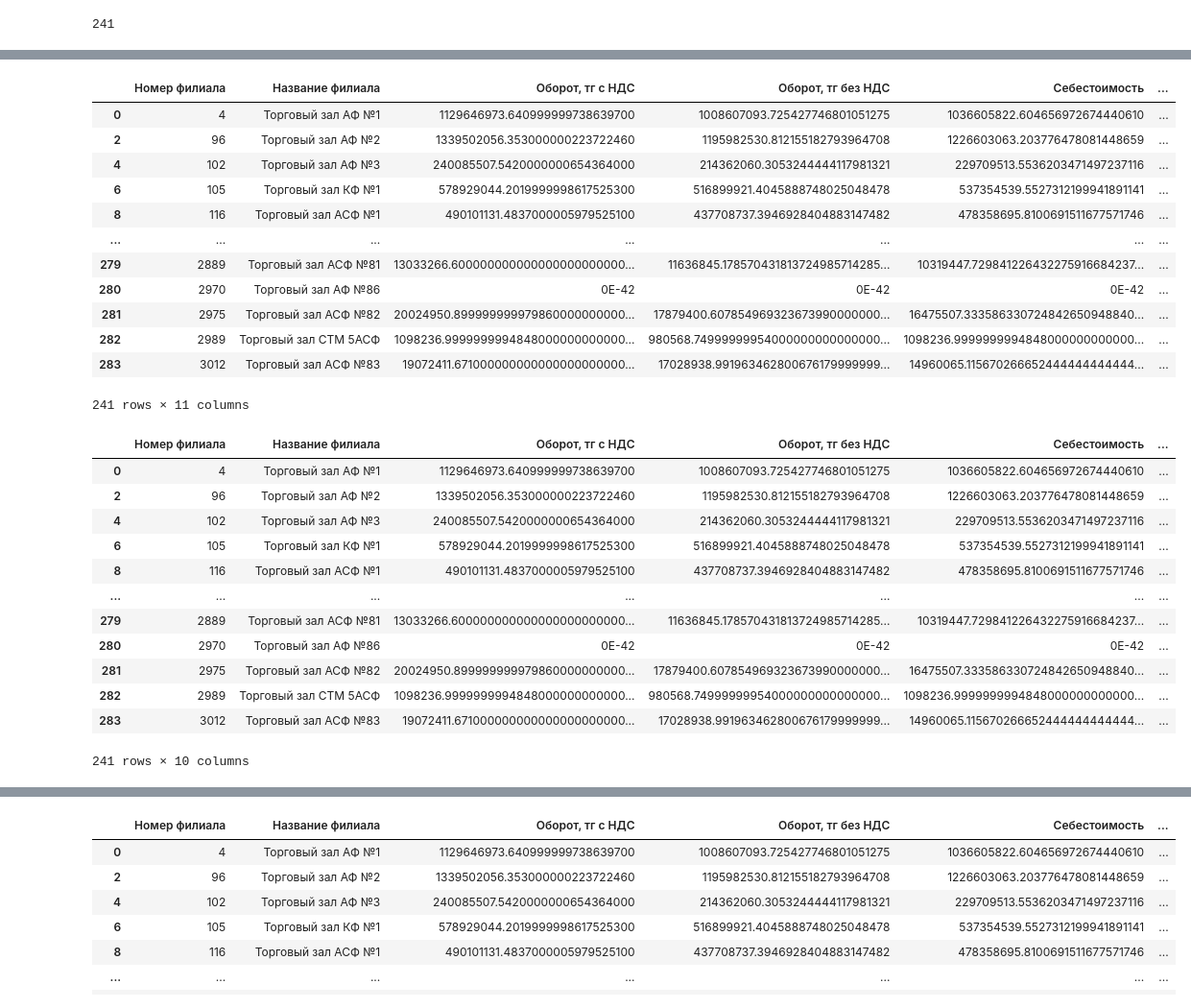
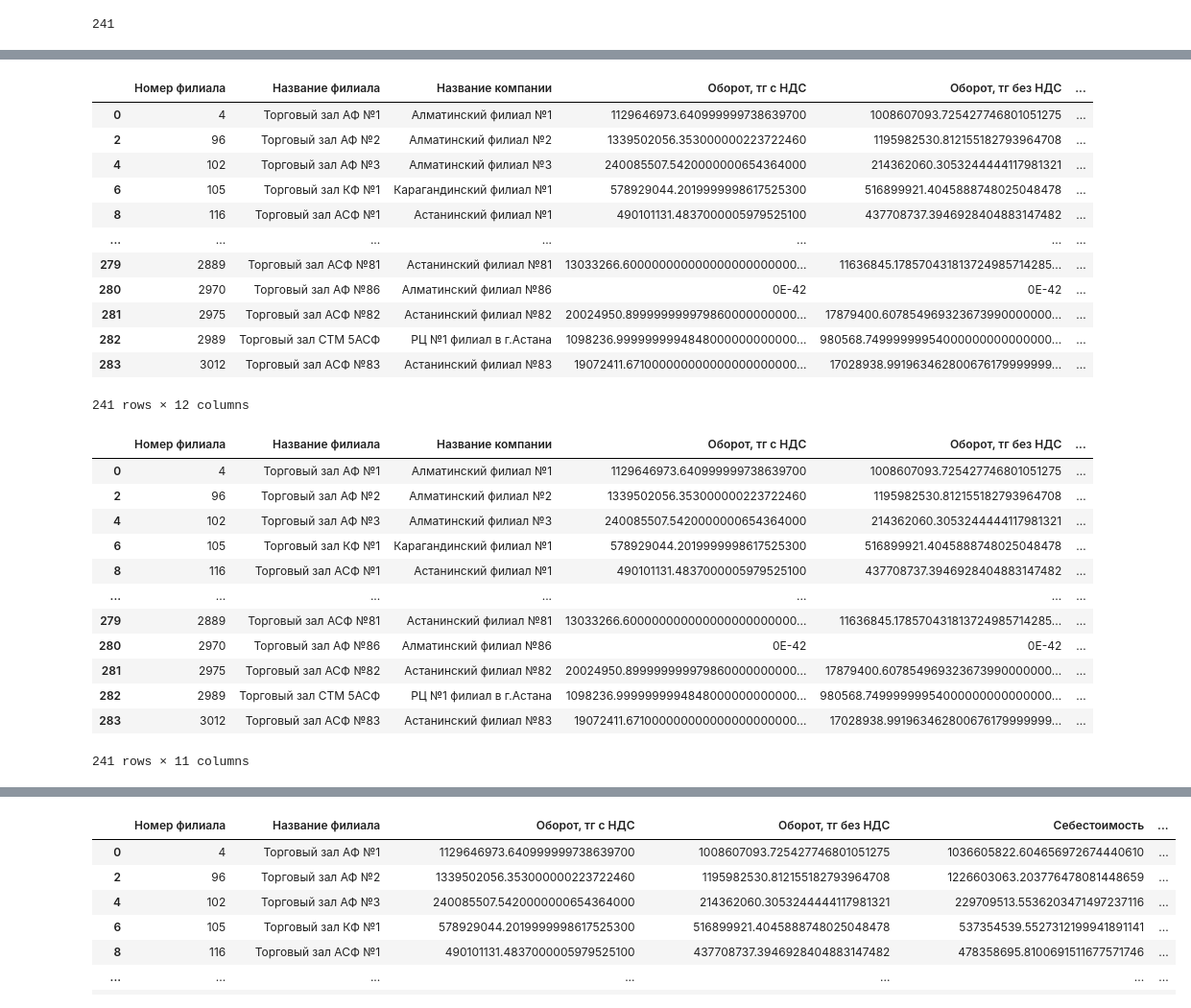
Before and after one commit to OPELsinus/robot-2t-dwh, a Jupyter notebook: 1583_DWH.ipynb, the cells around one changed output, grey strips where cells are left out. Shown at 96% size. Drawn from its saved outputs; the diff is of its cells as text; code cells hidden in the pictures.

```diff
--- a/1583_DWH.ipynb
+++ b/1583_DWH.ipynb
@@ -106,6 +108,6 @@ conn.close()
 # %% [output]
 Executed
 # %%
-df.columns = ["Номер филиала", "Название филиала", "Количество товаров в чеке", "Выручка, тг с НДС", "Выручка, тг без НДС", "Количество чеков"]
+df.columns = ["Номер филиала", "Название филиала", "Название компании", "Количество товаров в чеке", "Выручка, тг с НДС", "Выручка, тг без НДС", "Количество чеков"]
 df
 # %% [output]
@@ -223,8 +225,8 @@ df3 = df.copy()
 for i in df3['Номер филиала'].unique():
     print(i, df3[df3['Номер филиала'] == i].index)
     ids = df3[df3['Номер филиала'] == i].index
-    print(df3.loc[ids, df3.columns[2:]].sum())
-    df3.loc[ids[0], df3.columns[2:]] = df3.loc[ids, df3.columns[1:]].sum()
+    # print(df3.loc[ids, df3.columns[2:]].sum())
+    df3.loc[ids[0], df3.columns[3:]] = df3.loc[ids, df3.columns[3:]].sum()
     try:
         df3 = df3.drop([ids[1]])
     except:
@@ -298,42 +316,43 @@ df3
 # %%
 df4 = pd.concat([df2, df3], join='inner', axis=1)
 df4.columns = ['Номер филиала', 'Оборот, тг с НДС', 'Оборот, тг без НДС',
        'Себестоимость', 'Бухгалтерская себестоимость', 'Номер филиала1',
-       'Название филиала', 'Количество товаров в чеке', 'Выручка, тг с НДС',
+       'Название филиала', 'Название компании', 'Количество товаров в чеке', 'Выручка, тг с НДС',
        'Выручка, тг без НДС', 'Количество чеков']
 df4.insert(1, 'Название филиала', df4.pop('Название филиала'))
+df4.insert(2, 'Название компании', df4.pop('Название компании'))
 df4
 # %% [output]
-|  | Номер филиала | Название филиала | Оборот, тг с НДС | Оборот, тг без НДС | Себестоимость | ... |
-| 0 | 4 | Торговый зал АФ №1 | 1129646973.640999999738639700 | 1008607093.725427746801051275 | 1036605822.604656972674440610 | ... |
-| 2 | 96 | Торговый зал АФ №2 | 1339502056.353000000223722460 | 1195982530.812155182793964708 | 1226603063.203776478081448659 | ... |
-| 4 | 102 | Торговый зал АФ №3 | 240085507.5420000000654364000 | 214362060.3053244444117981321 | 229709513.5536203471497237116 | ... |
-| 6 | 105 | Торговый зал КФ №1 | 578929044.2019999998617525300 | 516899921.4045888748025048478 | 537354539.5527312199941891141 | ... |
-| 8 | 116 | Торговый зал АСФ №1 | 490101131.4837000005979525100 | 437708737.3946928404883147482 | 478358695.8100691511677571746 | ... |
+|  | Номер филиала | Название филиала | Название компании | Оборот, тг с НДС | Оборот, тг без НДС | ... |
+| 0 | 4 | Торговый зал АФ №1 | Алматинский филиал №1 | 1129646973.640999999738639700 | 1008607093.725427746801051275 | ... |
+| 2 | 96 | Торговый зал АФ №2 | Алматинский филиал №2 | 1339502056.353000000223722460 | 1195982530.812155182793964708 | ... |
+| 4 | 102 | Торговый зал АФ №3 | Алматинский филиал №3 | 240085507.5420000000654364000 | 214362060.3053244444117981321 | ... |
+| 6 | 105 | Торговый зал КФ №1 | Карагандинский филиал №1 | 578929044.2019999998617525300 | 516899921.4045888748025048478 | ... |
+| 8 | 116 | Торговый зал АСФ №1 | Астанинский филиал №1 | 490101131.4837000005979525100 | 437708737.3946928404883147482 | ... |
 | ... | ... | ... | ... | ... | ... | ... |
-| 279 | 2889 | Торговый зал АСФ №81 | 13033266.600000000000000000000000... | 11636845.178570431813724985714285... | 10319447.729841226432275916684237... | ... |
-| 280 | 2970 | Торговый зал АФ №86 | 0E-42 | 0E-42 | 0E-42 | ... |
-| 281 | 2975 | Торговый зал АСФ №82 | 20024950.899999999979860000000000... | 17879400.607854969323673990000000... | 16475507.333586330724842650948840... | ... |
-| 282 | 2989 | Торговый зал СТМ 5АСФ | 1098236.9999999994848000000000000... | 980568.74999999954000000000000000... | 1098236.9999999994848000000000000... | ... |
-| 283 | 3012 | Торговый зал АСФ №83 | 19072411.671000000000000000000000... | 17028938.991963462800676179999999... | 14960065.115670266652444444444444... | ... |
+| 279 | 2889 | Торговый зал АСФ №81 | Астанинский филиал №81 | 13033266.600000000000000000000000... | 11636845.178570431813724985714285... | ... |
+| 280 | 2970 | Торговый зал АФ №86 | Алматинский филиал №86 | 0E-42 | 0E-42 | ... |
+| 281 | 2975 | Торговый зал АСФ №82 | Астанинский филиал №82 | 20024950.899999999979860000000000... | 17879400.607854969323673990000000... | ... |
+| 282 | 2989 | Торговый зал СТМ 5АСФ | РЦ №1 филиал в г.Астана | 1098236.9999999994848000000000000... | 980568.74999999954000000000000000... | ... |
+| 283 | 3012 | Торговый зал АСФ №83 | Астанинский филиал №83 | 19072411.671000000000000000000000... | 17028938.991963462800676179999999... | ... |
-241 rows × 11 columns
+241 rows × 12 columns
 # %%
 df4 = df4.drop(['Номер филиала1'], axis=1)
 df4
 # %% [output]
-|  | Номер филиала | Название филиала | Оборот, тг с НДС | Оборот, тг без НДС | Себестоимость | ... |
-| 0 | 4 | Торговый зал АФ №1 | 1129646973.640999999738639700 | 1008607093.725427746801051275 | 1036605822.604656972674440610 | ... |
-| 2 | 96 | Торговый зал АФ №2 | 1339502056.353000000223722460 | 1195982530.812155182793964708 | 1226603063.203776478081448659 | ... |
-| 4 | 102 | Торговый зал АФ №3 | 240085507.5420000000654364000 | 214362060.3053244444117981321 | 229709513.5536203471497237116 | ... |
-| 6 | 105 | Торговый зал КФ №1 | 578929044.2019999998617525300 | 516899921.4045888748025048478 | 537354539.5527312199941891141 | ... |
-| 8 | 116 | Торговый зал АСФ №1 | 490101131.4837000005979525100 | 437708737.3946928404883147482 | 478358695.8100691511677571746 | ... |
+|  | Номер филиала | Название филиала | Название компании | Оборот, тг с НДС | Оборот, тг без НДС | ... |
+| 0 | 4 | Торговый зал АФ №1 | Алматинский филиал №1 | 1129646973.640999999738639700 | 1008607093.725427746801051275 | ... |
+| 2 | 96 | Торговый зал АФ №2 | Алматинский филиал №2 | 1339502056.353000000223722460 | 1195982530.812155182793964708 | ... |
+| 4 | 102 | Торговый зал АФ №3 | Алматинский филиал №3 | 240085507.5420000000654364000 | 214362060.3053244444117981321 | ... |
+| 6 | 105 | Торговый зал КФ №1 | Карагандинский филиал №1 | 578929044.2019999998617525300 | 516899921.4045888748025048478 | ... |
+| 8 | 116 | Торговый зал АСФ №1 | Астанинский филиал №1 | 490101131.4837000005979525100 | 437708737.3946928404883147482 | ... |
 | ... | ... | ... | ... | ... | ... | ... |
-| 279 | 2889 | Торговый зал АСФ №81 | 13033266.600000000000000000000000... | 11636845.178570431813724985714285... | 10319447.729841226432275916684237... | ... |
-| 280 | 2970 | Торговый зал АФ №86 | 0E-42 | 0E-42 | 0E-42 | ... |
-| 281 | 2975 | Торговый зал АСФ №82 | 20024950.899999999979860000000000... | 17879400.607854969323673990000000... | 16475507.333586330724842650948840... | ... |
-| 282 | 2989 | Торговый зал СТМ 5АСФ | 1098236.9999999994848000000000000... | 980568.74999999954000000000000000... | 1098236.9999999994848000000000000... | ... |
-| 283 | 3012 | Торговый зал АСФ №83 | 19072411.671000000000000000000000... | 17028938.991963462800676179999999... | 14960065.115670266652444444444444... | ... |
+| 279 | 2889 | Торговый зал АСФ №81 | Астанинский филиал №81 | 13033266.600000000000000000000000... | 11636845.178570431813724985714285... | ... |
+| 280 | 2970 | Торговый зал АФ №86 | Алматинский филиал №86 | 0E-42 | 0E-42 | ... |
+| 281 | 2975 | Торговый зал АСФ №82 | Астанинский филиал №82 | 20024950.899999999979860000000000... | 17879400.607854969323673990000000... | ... |
+| 282 | 2989 | Торговый зал СТМ 5АСФ | РЦ №1 филиал в г.Астана | 1098236.9999999994848000000000000... | 980568.74999999954000000000000000... | ... |
+| 283 | 3012 | Торговый зал АСФ №83 | Астанинский филиал №83 | 19072411.671000000000000000000000... | 17028938.991963462800676179999999... | ... |
-241 rows × 10 columns
+241 rows × 11 columns
 # %%
 import openpyxl
 import os
```
Also changed, not shown: parts of 21 cells of this notebook, 6 other files.
